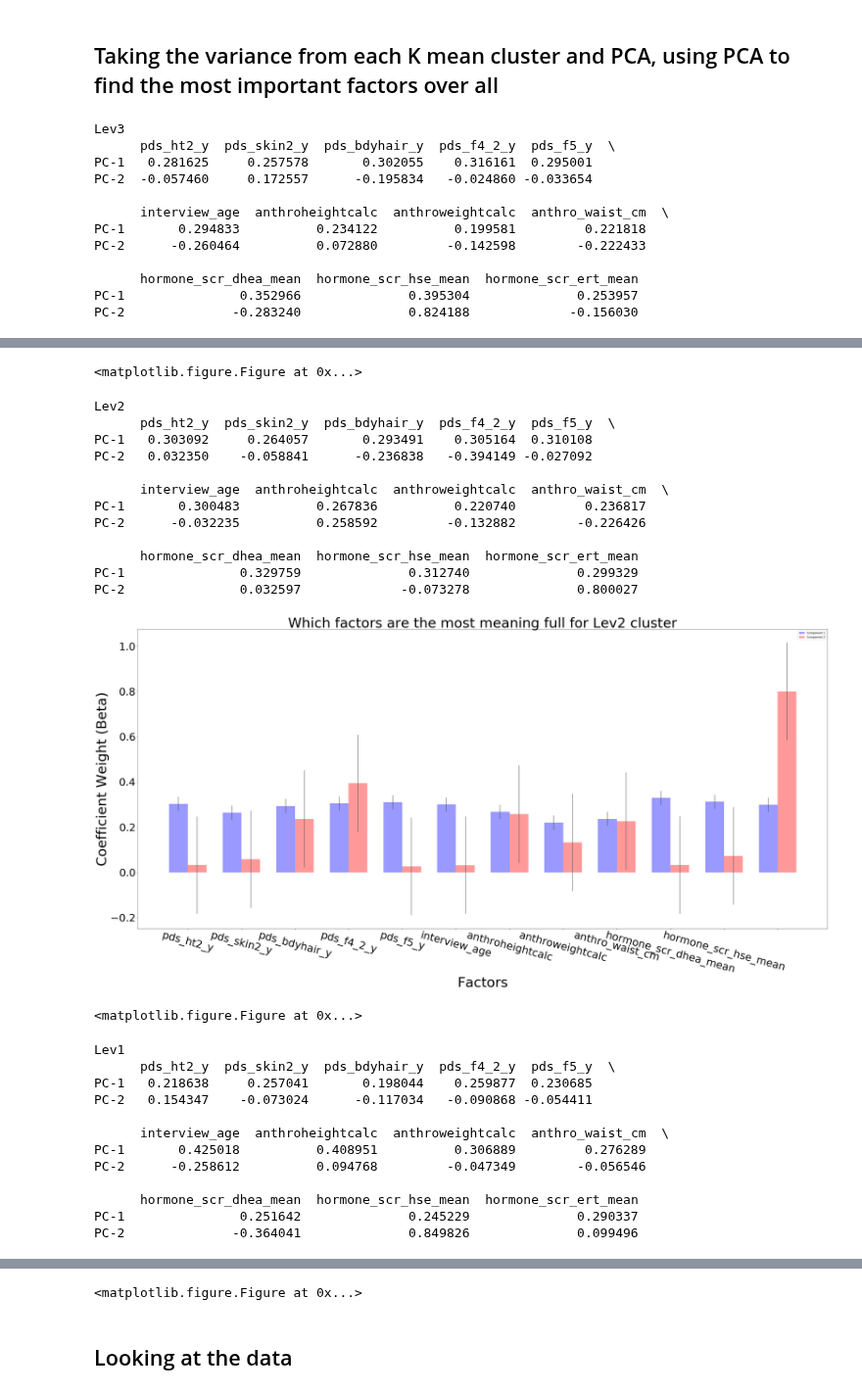
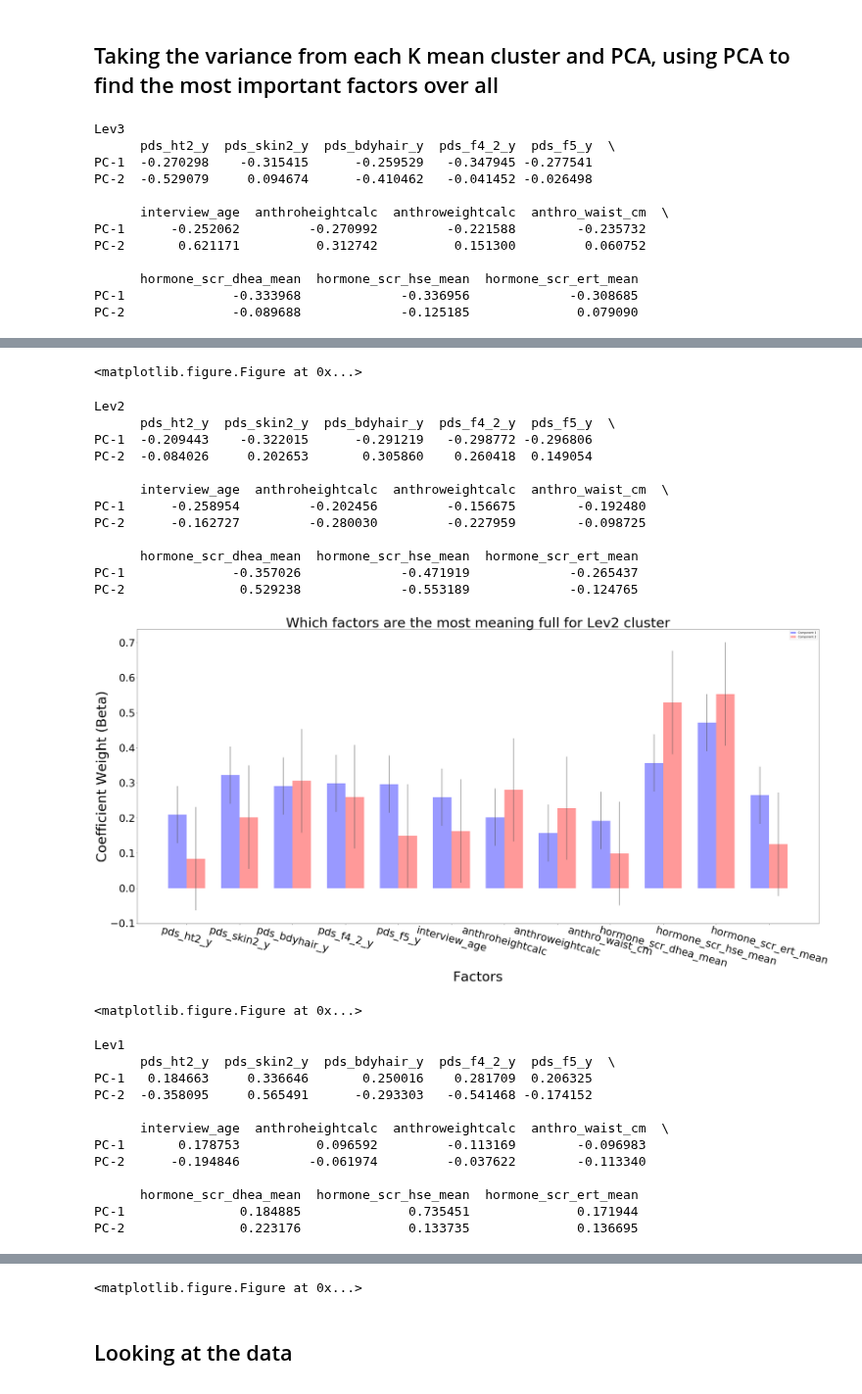
Before and after one commit to grace-shearrer/ABCD, a Jupyter notebook: ohGirl_Kmeans.ipynb, the cells around one changed output, grey strips where cells are left out. Shown at 98% size. Saved outputs shown, nothing was run; the diff lists cells and outputs as text; code cells hidden in the pictures.

```diff
--- a/ohGirl_Kmeans.ipynb
+++ b/ohGirl_Kmeans.ipynb
@@ -465,7 +465,7 @@ def main(i):
             All_data, names,
             All_lev1Ratio, All_lev2Ratio, All_lev3Ratio,
             kmeans, trans, All_dicts)
-i = 2
+i = 5000
 FINAL = []
 
 if __name__ == "__main__":
@@ -631,7 +631,7 @@ for key, value in All_Ratios.iteritems():
     i = np.identity(value.shape[1])  # identity matrix
     Coefs[key] = pca.transform(i)
     print(key)
-    print pd.DataFrame(pca.components_,columns=names[0:13],index = ['PC-1','PC-2'])
+    print pd.DataFrame(pca.components_,columns=names,index = ['PC-1','PC-2'])
     print('\n')
 
     n_groups = 12
@@ -663,7 +663,7 @@ for key, value in All_Ratios.iteritems():
     ax.set_title('Which factors are the most meaning full for %s cluster'%key, fontsize = 50)
     ax.set_xticks(index + bar_width / 2)
 
-    ax.set_xticklabels(names[0:11], fontsize = 28, rotation = -15)
+    ax.set_xticklabels(names, fontsize = 28, rotation = -15)
     ax.legend()
     ax.tick_params(labelsize = 38)
 
@@ -673,13 +673,13 @@ for key, value in All_Ratios.iteritems():
 # %% [output]
 Lev3
       pds_ht2_y  pds_skin2_y  pds_bdyhair_y  pds_f4_2_y  pds_f5_y  \
-PC-1   0.281625     0.257578       0.302055    0.316161  0.295001
-PC-2  -0.057460     0.172557      -0.195834   -0.024860 -0.033654
+PC-1  -0.270298    -0.315415      -0.259529   -0.347945 -0.277541
+PC-2  -0.529079     0.094674      -0.410462   -0.041452 -0.026498
 
       interview_age  anthroheightcalc  anthroweightcalc  anthro_waist_cm  \
-PC-1       0.294833          0.234122          0.199581         0.221818
-PC-2      -0.260464          0.072880         -0.142598        -0.222433
+PC-1      -0.252062         -0.270992         -0.221588        -0.235732
+PC-2       0.621171          0.312742          0.151300         0.060752
 
       hormone_scr_dhea_mean  hormone_scr_hse_mean  hormone_scr_ert_mean
-PC-1               0.352966              0.395304              0.253957
-PC-2              -0.283240              0.824188             -0.156030
+PC-1              -0.333968             -0.336956             -0.308685
+PC-2              -0.089688             -0.125185              0.079090
@@ -687,27 +687,27 @@ PC-2              -0.283240              0.824188             -0.156030
 <matplotlib.figure.Figure at 0x...>
 Lev2
       pds_ht2_y  pds_skin2_y  pds_bdyhair_y  pds_f4_2_y  pds_f5_y  \
-PC-1   0.303092     0.264057       0.293491    0.305164  0.310108
-PC-2   0.032350    -0.058841      -0.236838   -0.394149 -0.027092
+PC-1  -0.209443    -0.322015      -0.291219   -0.298772 -0.296806
+PC-2  -0.084026     0.202653       0.305860    0.260418  0.149054
 
       interview_age  anthroheightcalc  anthroweightcalc  anthro_waist_cm  \
-PC-1       0.300483          0.267836          0.220740         0.236817
-PC-2      -0.032235          0.258592         -0.132882        -0.226426
+PC-1      -0.258954         -0.202456         -0.156675        -0.192480
+PC-2      -0.162727         -0.280030         -0.227959        -0.098725
 
       hormone_scr_dhea_mean  hormone_scr_hse_mean  hormone_scr_ert_mean
-PC-1               0.329759              0.312740              0.299329
-PC-2               0.032597             -0.073278              0.800027
+PC-1              -0.357026             -0.471919             -0.265437
+PC-2               0.529238             -0.553189             -0.124765
-[figure, old version]
+[figure, new version]
 <matplotlib.figure.Figure at 0x...>
 Lev1
       pds_ht2_y  pds_skin2_y  pds_bdyhair_y  pds_f4_2_y  pds_f5_y  \
-PC-1   0.218638     0.257041       0.198044    0.259877  0.230685
-PC-2   0.154347    -0.073024      -0.117034   -0.090868 -0.054411
+PC-1   0.184663     0.336646       0.250016    0.281709  0.206325
+PC-2  -0.358095     0.565491      -0.293303   -0.541468 -0.174152
 
       interview_age  anthroheightcalc  anthroweightcalc  anthro_waist_cm  \
-PC-1       0.425018          0.408951          0.306889         0.276289
-PC-2      -0.258612          0.094768         -0.047349        -0.056546
+PC-1       0.178753          0.096592         -0.113169        -0.096983
+PC-2      -0.194846         -0.061974         -0.037622        -0.113340
 
       hormone_scr_dhea_mean  hormone_scr_hse_mean  hormone_scr_ert_mean
-PC-1               0.251642              0.245229              0.290337
-PC-2              -0.364041              0.849826              0.099496
+PC-1               0.184885              0.735451              0.171944
+PC-2               0.223176              0.133735              0.136695
```
Also changed, not shown: parts of 10 cells of this notebook.
